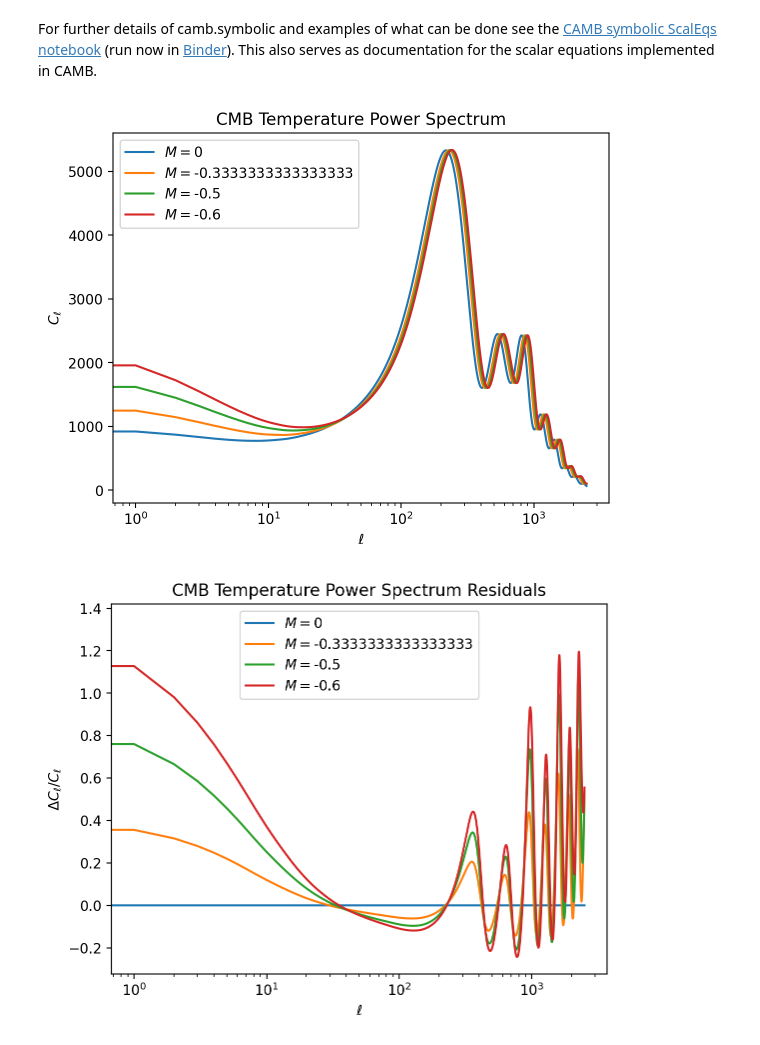
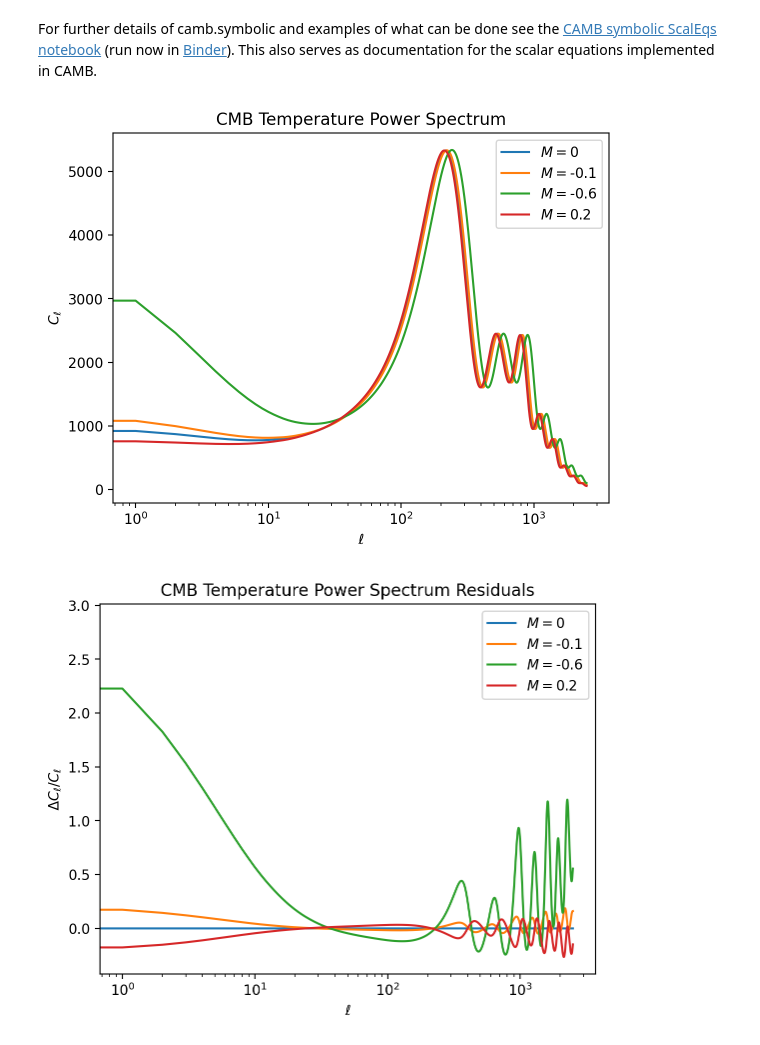
Before and after one commit to XueZHOU-cosmology/WMG, a Jupyter notebook: CAMBdemo.ipynb, the cells around one changed output. Cells and saved outputs as stored; diff of their text form; code cells hidden in the pictures.

```diff
--- a/CAMBdemo.ipynb
+++ b/CAMBdemo.ipynb
@@ -29,7 +18,7 @@ energyunitconversion = Mpc**2/(c**2 * Tpl**2)
 # %%
 #Set up a new set of parameters for CAMB
 #The defaults give one massive neutrino and helium set using BBN consistency
-lcdmcosmology = camb.set_params(H0=67.5, ombh2=0.022, omch2=0.122, mnu=0.06, omk=0, tau=0.06,
+lcdmcosmology = camb.set_params(H0=67.5, ombh2=0.022, omch2=0.122, mnu=0.06, omk=0, tau=0.06,M=0,N=0,
                        As=2e-9, ns=0.965, halofit_version='mead', WantTransfer=True)
 lcdmresults = camb.get_results(lcdmcosmology)
 lcdmcls = lcdmresults.get_unlensed_scalar_cls(CMB_unit = 'muK')[:,0]
@@ -39,5 +76,5 @@ lcdmpowers =lcdmresults.get_cmb_power_spectra(lcdmcosmology, CMB_unit='muK')
 # %%
-Ms = [0, -0.001,-0.01]
+Ms = [0, -0.1,-0.6,0.2]
 legends = [r'$M = $'+ str(x) for x in Ms]
 for M in Ms:
 
@@ -77,23 +123,0 @@ Dverk error -3: the subroutine was unable  to  satisfy  the  error requirement
-# %%
-Ms = [0, -0.01, -0.01]
-legends = [r'$M = $'+ str(x) for x in Ms]
-for M in Ms:
-
-    gpncosmology=camb.set_params(H0=67.5, ombh2=0.022, omch2=0.122, mnu=0.06, omk=0, tau=0.06,M=M,N=0.1,
-                       As=2e-9, ns=0.965, halofit_version='mead', WantTransfer=True)
-    gpnresults = camb.get_results(gpncosmology)
-    scales =  np.array(np.linspace(10**(-6), 1, 2000))
-    redshifts = 1/scales - 1
-    w = gpnresults.get_dark_energy_rho_w(scales )[1]
-    print(w)
-    print(scales)
-    plt.plot(redshifts, w)
-
-plt.xscale('log')
-#plt.xlim([0, 10**6])
-plt.title('GPN Eos Parameter Evolution')
-plt.xlabel(r'$a$')
-plt.ylabel(r'$w_GPN$')
-plt.legend(legends)
-plt.savefig('rocknroll_5_wphis.pdf')
-plt.show()
@@ -111,7 +124,7 @@ plt.show()
 # %% [markdown]
 For further details of camb.symbolic and examples of what can be done see the [CAMB symbolic ScalEqs notebook](https://camb.readthedocs.io/en/latest/ScalEqs.html) (run now in [Binder](https://mybinder.org/v2/gh/cmbant/camb/master?filepath=docs%2FScalEqs.ipynb)). This also serves as documentation for the scalar equations implemented in CAMB.
 # %%
-Ms = [0, -1/3, -0.5, -0.6]
+Ms = [0, -0.1,-0.6,0.2]
 legends = [r'$M = $'+ str(x) for x in Ms]
 for M in Ms:
 
@@ -123,34 +136,34 @@ for M in Ms:
     gpnpks = gpnresults.get_matter_power_spectrum(minkh=1e-4, maxkh=1, npoints = 200)[2]
     gpnpowers =gpnresults.get_cmb_power_spectra(gpncosmology, CMB_unit='muK')
     plt.plot(gpncls[2:])
 
 plt.xscale('log')
 plt.title('CMB Temperature Power Spectrum')
 plt.xlabel(r'$\ell$')
 plt.ylabel(r'$C_\ell$')
 plt.legend(legends)
 plt.show()
 
-Ms = [0, -1/3, -0.5, -0.6]
+Ms = [0, -0.1,-0.6,0.2]
 legends = [r'$M = $'+ str(x) for x in Ms]
 for M in Ms:
 
     gpncosmology=camb.set_params(H0=67.5, ombh2=0.022, omch2=0.122, mnu=0.06, omk=0, tau=0.06,M=M,
                        As=2e-9, ns=0.965, halofit_version='mead', WantTransfer=True)
     gpnresults = camb.get_results(gpncosmology)
     gpncls = gpnresults.get_unlensed_scalar_cls(CMB_unit = 'muK')[:,0]
     gpnks = gpnresults.get_matter_power_spectrum(minkh=1e-4, maxkh=1, npoints = 200)[0]
     gpnpks = gpnresults.get_matter_power_spectrum(minkh=1e-4, maxkh=1, npoints = 200)[2]
     gpnpowers =gpnresults.get_cmb_power_spectra(gpncosmology, CMB_unit='muK')
     plt.plot((gpncls[2:]-lcdmcls[2:])/lcdmcls[2:])
 
 plt.xscale('log')
 plt.title('CMB Temperature Power Spectrum Residuals')
 plt.xlabel(r'$\ell$')
 plt.ylabel(r'$\Delta C_\ell / C_\ell$')
 plt.legend(legends)
 plt.show()
 # %% [output]
-[figure, old version]
+[figure, new version]
-[figure, old version]
+[figure, new version]
 # %%
```
Also changed, not shown: parts of 6 cells of this notebook.
